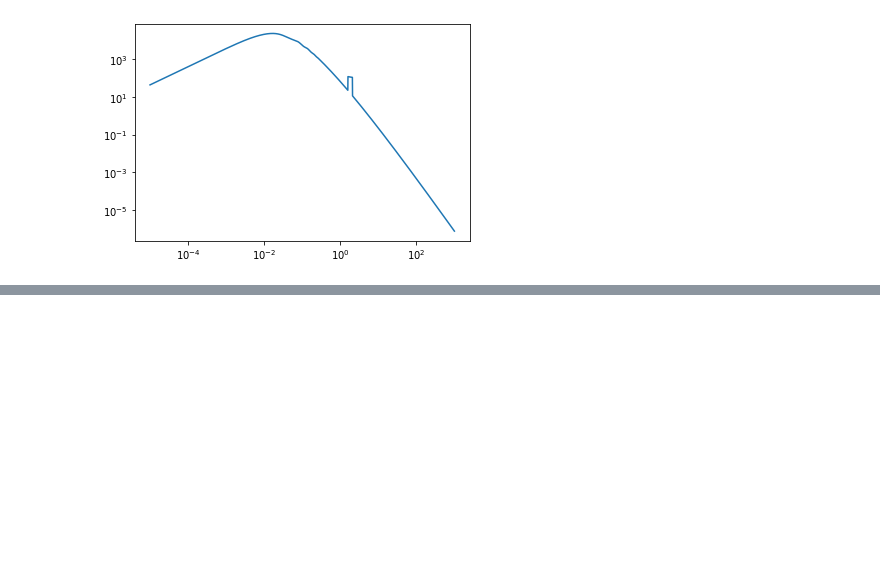
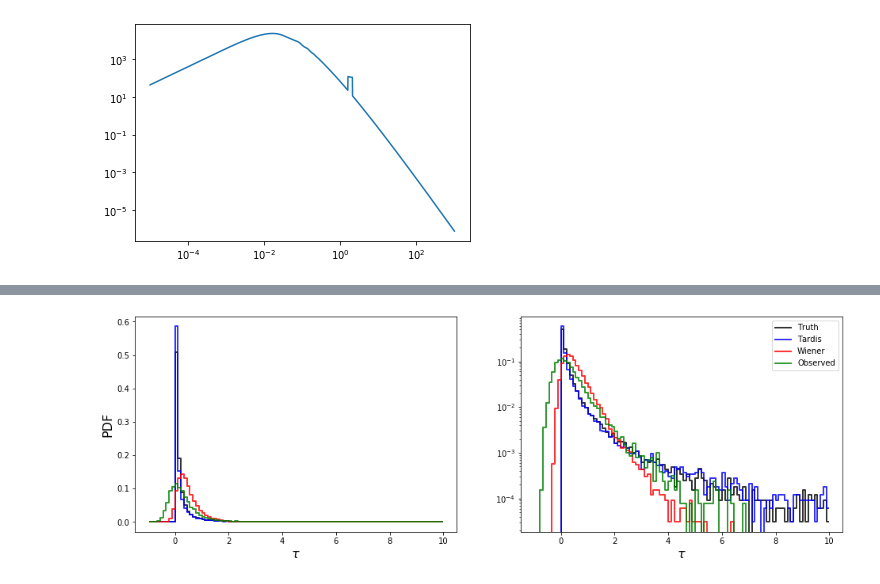
Before and after one commit to lizihao1008/Spectra, a Jupyter notebook: TARDIS.ipynb, the cells around one changed output, grey strips where cells are left out. Cells and saved outputs as stored; diff of their text form; code cells hidden in the pictures; blank space fills up the shorter version.

```diff
--- a/TARDIS.ipynb
+++ b/TARDIS.ipynb
@@ -260,0 +224,35 @@ show()
+# %%
+def pdf_plot(y,bins,**kwargs):
+    fig=figure()
+    ax = fig.add_subplot(111)
+    out=ax.hist(y,bins=bins)
+    close(fig)
+    s = size(y)
+    y = out[0]
+    n = len(y)
+    x = linspace((out[1][0]+out[1][1])/2,(out[1][-1]+out[1][-2])/2,n)
+    y=y/s
+    plot(x,y,**kwargs)
+# %%
+bins = linspace(-1,10,100)
+figure(figsize=(16,5))
+subplot(121)
+pdf_plot(uni.final_tau_RSD.flatten(),bins=bins,color='black',linewidth=2,alpha=0.8,drawstyle='steps-mid',label='Truth')
+pdf_plot(joint_recon.recon_RSD_tau[0].flatten(),bins=bins,color='blue',linewidth=2,alpha=0.8,drawstyle='steps-mid',label='Tardis')
+pdf_plot(-log(M_final).flatten(),bins=bins,color='red',linewidth=2,alpha=0.8,drawstyle='steps-mid',label='Wiener')
+pdf_plot(-log(mock_lya.vals_observed).flatten(),bins=bins,color='green',linewidth=2,alpha=0.8,drawstyle='steps-mid',label='Wiener')
+
+xlabel(r'$\tau$',fontsize=16)
+ylabel('PDF',fontsize=16)
+
+subplot(122)
+pdf_plot(uni.final_tau_RSD.flatten(),bins=bins,color='black',linewidth=2,alpha=0.8,drawstyle='steps-mid',label='Truth')
+pdf_plot(joint_recon.recon_RSD_tau[0].flatten(),bins=bins,color='blue',linewidth=2,alpha=0.8,drawstyle='steps-mid',label='Tardis')
+pdf_plot(-log(M_final).flatten(),bins=bins,color='red',linewidth=2,alpha=0.8,drawstyle='steps-mid',label='Wiener')
+pdf_plot(-log(mock_lya.vals_observed).flatten(),bins=bins,color='green',linewidth=2,alpha=0.8,drawstyle='steps-mid',label='Observed')
+
+legend()
+xlabel(r'$\tau$',fontsize=16)
+yscale('log')
+# %% [output]
+[figure, added]
```
Also changed, not shown: parts of 58 cells of this notebook.
